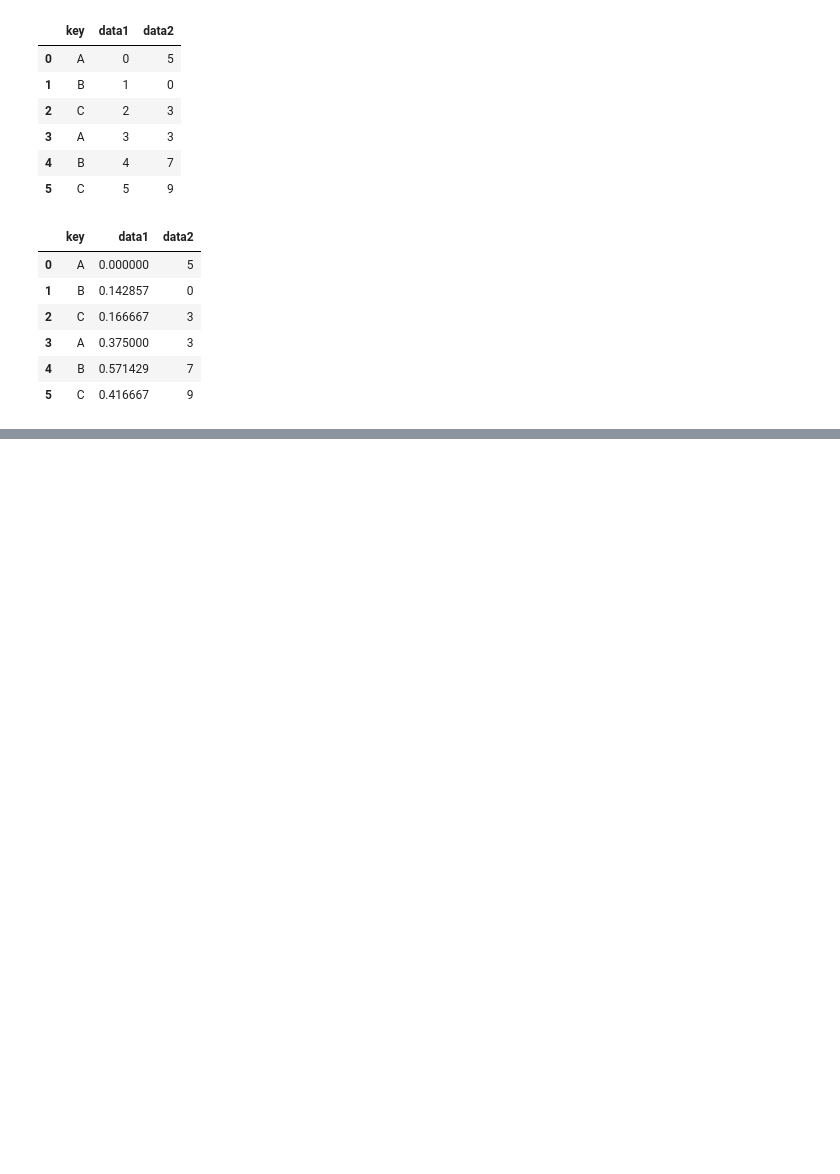
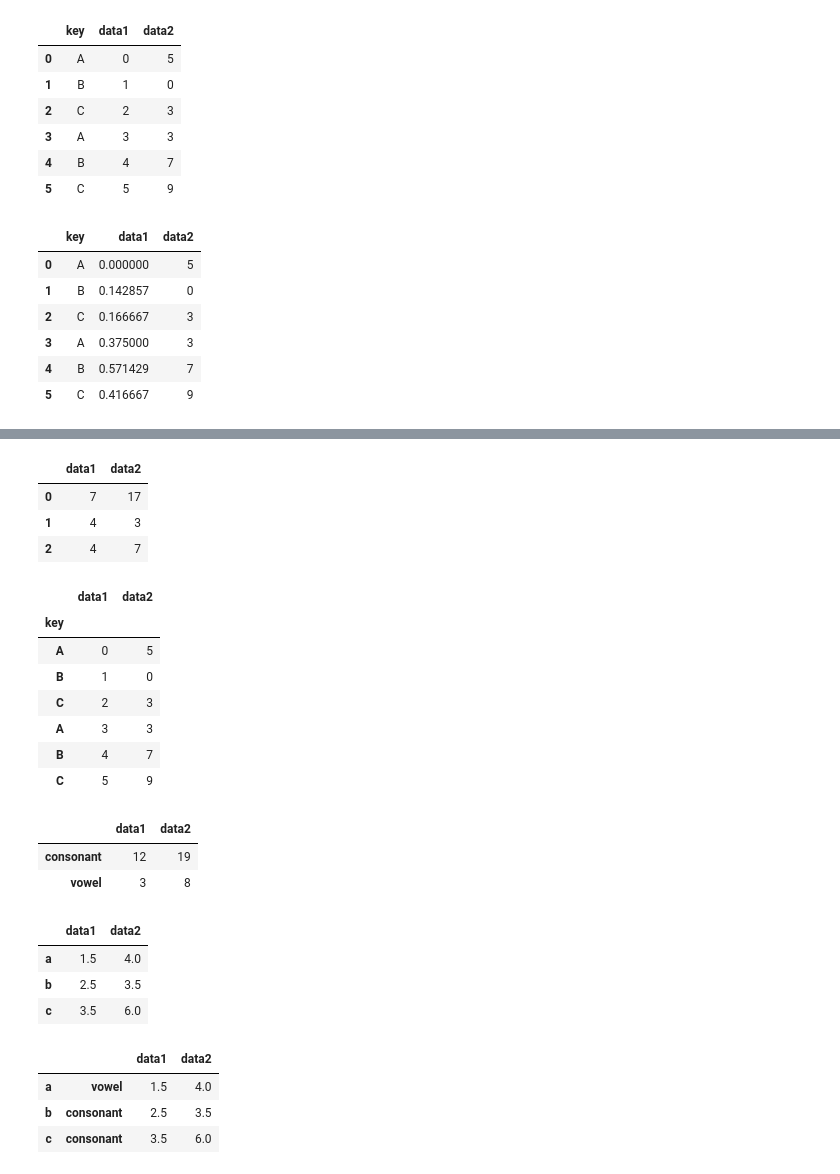
Before and after one commit to aliensmart/machine_learning, a Jupyter notebook: Pandas.ipynb, the cells around one changed output, grey strips where cells are left out. Drawn from its saved outputs; the diff is of its cells as text; code cells hidden in the pictures; blank space fills up the shorter version.

Commit message:
finish grouping of data

```diff
--- a/Pandas.ipynb
+++ b/Pandas.ipynb
@@ -1923,0 +1933,45 @@ L = []
+# %%
+df.groupby(L).sum()
+# %% [output]
+|  | data1 | data2 |
+| 0 | 7 | 17 |
+| 1 | 4 | 3 |
+| 2 | 4 | 7 |
+# %%
+# A dictionary or series mapping index to group.
+df2 = df.set_index('key')
+mapping = {'A': 'vowel', 'B': 'consonant', 'C':'consonant'}
+df2
+# %% [output]
+|  | data1 | data2 |
+| key |  |  |
+| A | 0 | 5 |
+| B | 1 | 0 |
+| C | 2 | 3 |
+| A | 3 | 3 |
+| B | 4 | 7 |
+| C | 5 | 9 |
+# %%
+df2.groupby(mapping).sum()
+# %% [output]
+|  | data1 | data2 |
+| consonant | 12 | 19 |
+| vowel | 3 | 8 |
+# %%
+# Any Python function. Similar to mapping, you can pass any Python function that will
+# input the index value and output the group
+df2.groupby(str.lower).mean()
+# %% [output]
+|  | data1 | data2 |
+| a | 1.5 | 4.0 |
+| b | 2.5 | 3.5 |
+| c | 3.5 | 6.0 |
+# %%
+# A list of valid keys. Further, any of the preceding key choices can be combined to
+# group on a multi-index
+df2.groupby([str.lower, mapping]).mean()
+# %% [output]
+|  |  | data1 | data2 |
+| a | vowel | 1.5 | 4.0 |
+| b | consonant | 2.5 | 3.5 |
+| c | consonant | 3.5 | 6.0 |
```
Also changed, not shown: parts of 3 cells of this notebook.
